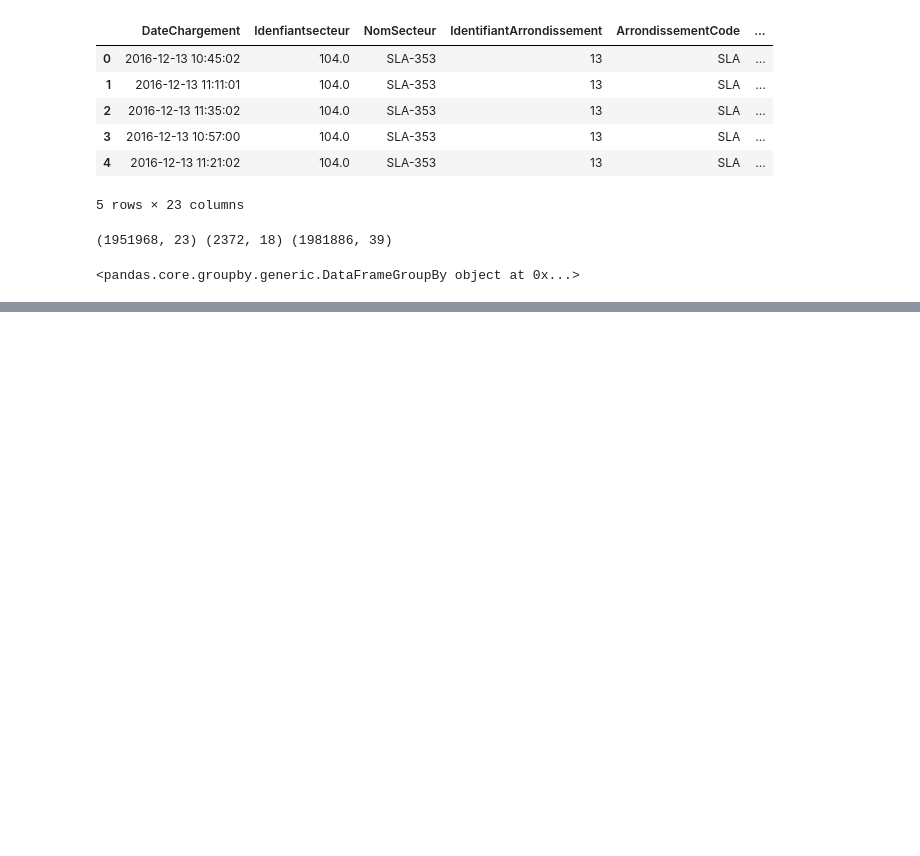
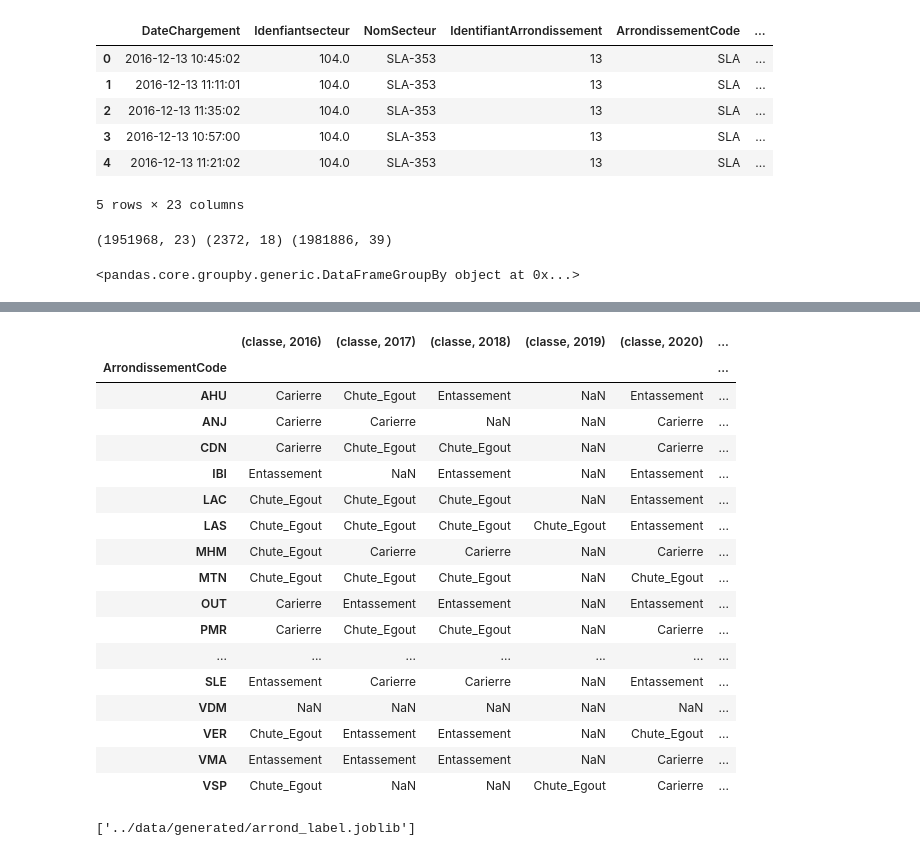
Before and after one commit to cimadure/ind6212, a Jupyter notebook: notebooks/weekly_snowfall_v2.ipynb, the cells around one changed output, grey strips where cells are left out. Drawn from its saved outputs; the diff is of its cells as text; code cells hidden in the pictures; blank space fills up the shorter version.

```diff
--- a/notebooks/weekly_snowfall_v2.ipynb
+++ b/notebooks/weekly_snowfall_v2.ipynb
@@ -656,3 +653,5 @@ X_train = TimeSeriesScalerMeanVariance().fit_transform(X_train)
+# %%
+type_depot = df3['TypeDepot'].unique()
 # %%
 dtwr = pd.DataFrame(index=gp_k)
 for key, values in tqdm(gp):
@@ -734 +737,6 @@ dtw4
 136 rows × 3 columns
+# %%
+dtw5 = dtw4.droplevel(0, axis=1)
+display(dtw5)
+dtw5['classe'] = dtw5.idxmax(axis=1, skipna=True)
+display(dtw5)
@@ -734,0 +770,12 @@ dtw4
+# %%
+
+dtw6 = dtw5.reset_index()
+dtw6 = dtw6.drop(columns=type_depot).rename(columns={'level_0':'year','level_1':who})
+dtw6 = dtw6.pivot(index=who, columns='year')
+mode =  dtw6.mode(axis=1, dropna=True).add_prefix('mode_')
+# %%
+dtw7 = dtw6.join(mode)
+display(dtw7)
+
+joblib.dump(dtw2,Path('..','data','generated','arrond_label.joblib'))
+# %% [output]
@@ -735,3 +783,22 @@ dtw4
+|  | (classe, 2016) | (classe, 2017) | (classe, 2018) | (classe, 2019) | (classe, 2020) | ... |
+| ArrondissementCode |  |  |  |  |  | ... |
+| AHU | Carierre | Chute_Egout | Entassement | NaN | Entassement | ... |
+| ANJ | Carierre | Carierre | NaN | NaN | Carierre | ... |
+| CDN | Carierre | Chute_Egout | Chute_Egout | NaN | Carierre | ... |
+| IBI | Entassement | NaN | Entassement | NaN | Entassement | ... |
+| LAC | Chute_Egout | Chute_Egout | Chute_Egout | NaN | Entassement | ... |
+| LAS | Chute_Egout | Chute_Egout | Chute_Egout | Chute_Egout | Entassement | ... |
+| MHM | Chute_Egout | Carierre | Carierre | NaN | Carierre | ... |
+| MTN | Chute_Egout | Chute_Egout | Chute_Egout | NaN | Chute_Egout | ... |
+| OUT | Carierre | Entassement | Entassement | NaN | Entassement | ... |
+| PMR | Carierre | Chute_Egout | Chute_Egout | NaN | Carierre | ... |
+| ... | ... | ... | ... | ... | ... | ... |
+| SLE | Entassement | Carierre | Carierre | NaN | Entassement | ... |
+| VDM | NaN | NaN | NaN | NaN | NaN | ... |
+| VER | Chute_Egout | Entassement | Entassement | NaN | Chute_Egout | ... |
+| VMA | Entassement | Entassement | Entassement | NaN | Carierre | ... |
+| VSP | Chute_Egout | NaN | NaN | Chute_Egout | Carierre | ... |
+['../data/generated/arrond_label.joblib']
 # %%
 table_strategy_by_time = pd.pivot_table(dwt, values=what, index='yw',
                        columns=how, aggfunc=np.sum, fill_value=0)
```
Also changed, not shown: parts of 8 cells of this notebook, 1 other file.
